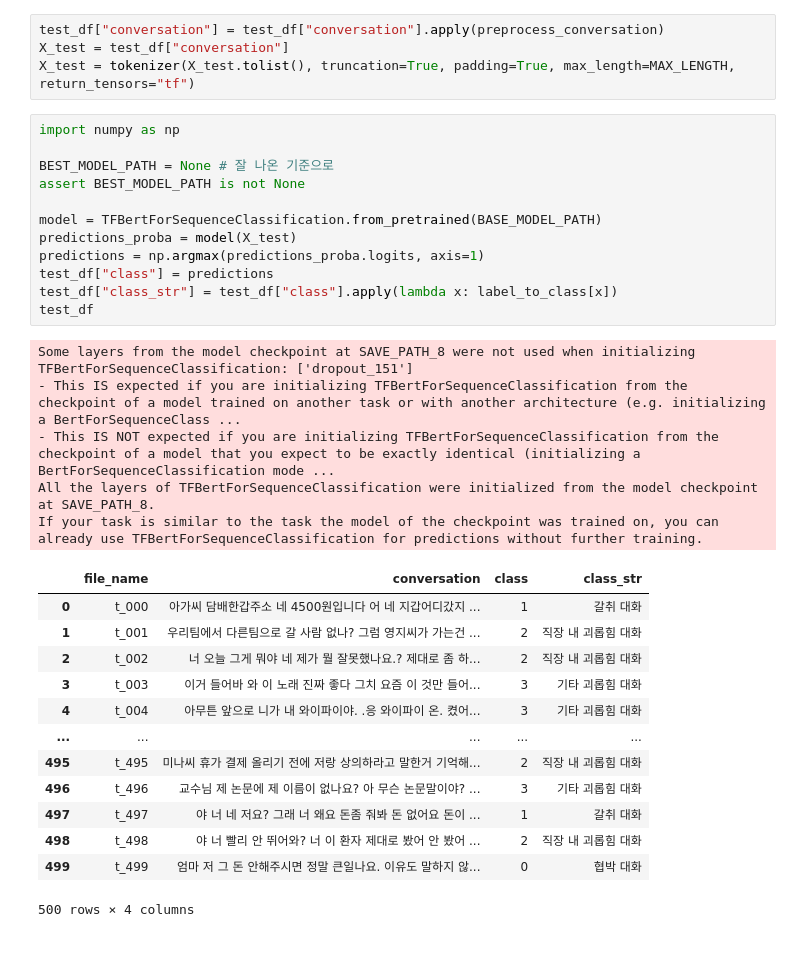
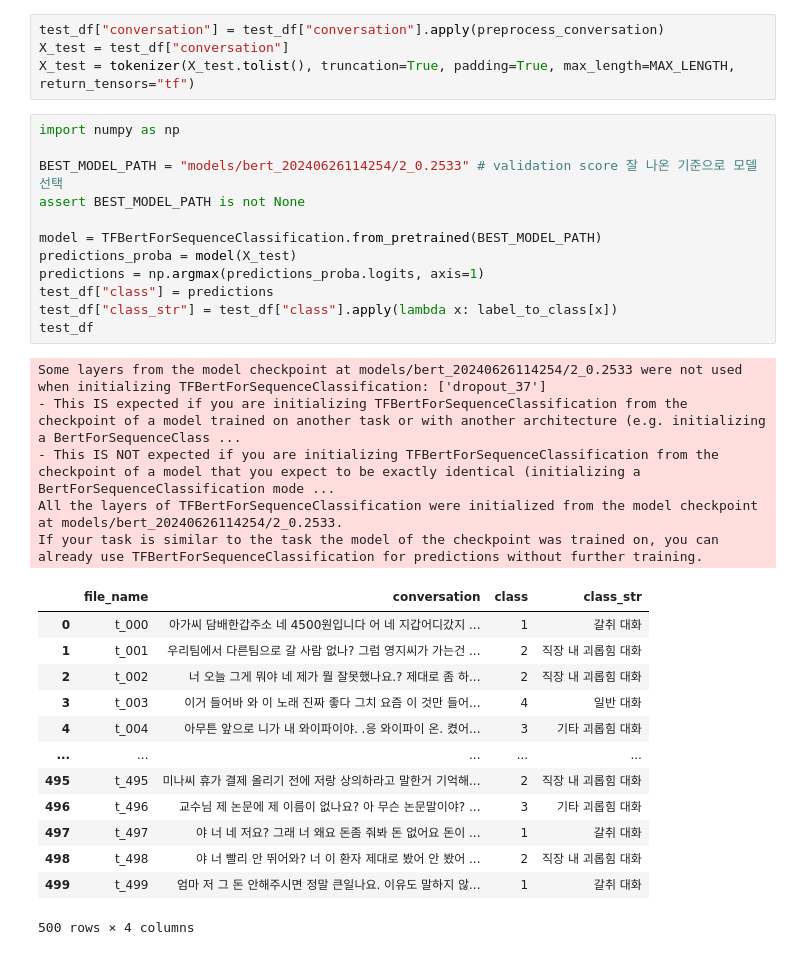
Before and after one commit to ivvve/DLTHON-NDG, a Jupyter notebook: bert_finetuning.ipynb, the cells around one changed output. Cells and saved outputs as stored; diff of their text form.

```diff
--- a/bert_finetuning.ipynb
+++ b/bert_finetuning.ipynb
@@ -184,32 +184,32 @@ X_test = tokenizer(X_test.tolist(), truncation=True, padding=True, max_length=MA
 # %%
 import numpy as np
 
-BEST_MODEL_PATH = None # 잘 나온 기준으로
+BEST_MODEL_PATH = "models/bert_20240626114254/2_0.2533" # validation score 잘 나온 기준으로 모델 선택
 assert BEST_MODEL_PATH is not None
 
-model = TFBertForSequenceClassification.from_pretrained(BASE_MODEL_PATH)
+model = TFBertForSequenceClassification.from_pretrained(BEST_MODEL_PATH)
 predictions_proba = model(X_test)
 predictions = np.argmax(predictions_proba.logits, axis=1)
 test_df["class"] = predictions
 test_df["class_str"] = test_df["class"].apply(lambda x: label_to_class[x])
 test_df
 # %% [output]
-Some layers from the model checkpoint at SAVE_PATH_8 were not used when initializing TFBertForSequenceClassification: ['dropout_151']
+Some layers from the model checkpoint at models/bert_20240626114254/2_0.2533 were not used when initializing TFBertForSequenceClassification: ['dropout_37']
 - This IS expected if you are initializing TFBertForSequenceClassification from the checkpoint of a model trained on another task or with another architecture (e.g. initializing a BertForSequenceClass ...
 - This IS NOT expected if you are initializing TFBertForSequenceClassification from the checkpoint of a model that you expect to be exactly identical (initializing a BertForSequenceClassification mode ...
-All the layers of TFBertForSequenceClassification were initialized from the model checkpoint at SAVE_PATH_8.
+All the layers of TFBertForSequenceClassification were initialized from the model checkpoint at models/bert_20240626114254/2_0.2533.
 If your task is similar to the task the model of the checkpoint was trained on, you can already use TFBertForSequenceClassification for predictions without further training.
 |  | file_name | conversation | class | class_str |
 | 0 | t_000 | 아가씨 담배한갑주소 네 4500원입니다 어 네 지갑어디갔지 ... | 1 | 갈취 대화 |
 | 1 | t_001 | 우리팀에서 다른팀으로 갈 사람 없나? 그럼 영지씨가 가는건 ... | 2 | 직장 내 괴롭힘 대화 |
 | 2 | t_002 | 너 오늘 그게 뭐야 네 제가 뭘 잘못했나요.? 제대로 좀 하... | 2 | 직장 내 괴롭힘 대화 |
-| 3 | t_003 | 이거 들어바 와 이 노래 진짜 좋다 그치 요즘 이 것만 들어... | 3 | 기타 괴롭힘 대화 |
+| 3 | t_003 | 이거 들어바 와 이 노래 진짜 좋다 그치 요즘 이 것만 들어... | 4 | 일반 대화 |
 | 4 | t_004 | 아무튼 앞으로 니가 내 와이파이야. .응 와이파이 온. 켰어... | 3 | 기타 괴롭힘 대화 |
 | ... | ... | ... | ... | ... |
 | 495 | t_495 | 미나씨 휴가 결제 올리기 전에 저랑 상의하라고 말한거 기억해... | 2 | 직장 내 괴롭힘 대화 |
 | 496 | t_496 | 교수님 제 논문에 제 이름이 없나요? 아 무슨 논문말이야? ... | 3 | 기타 괴롭힘 대화 |
 | 497 | t_497 | 야 너 네 저요? 그래 너 왜요 돈좀 줘봐 돈 없어요 돈이 ... | 1 | 갈취 대화 |
 | 498 | t_498 | 야 너 빨리 안 뛰어와? 너 이 환자 제대로 봤어 안 봤어 ... | 2 | 직장 내 괴롭힘 대화 |
-| 499 | t_499 | 엄마 저 그 돈 안해주시면 정말 큰일나요. 이유도 말하지 않... | 0 | 협박 대화 |
+| 499 | t_499 | 엄마 저 그 돈 안해주시면 정말 큰일나요. 이유도 말하지 않... | 1 | 갈취 대화 |
 500 rows × 4 columns
 # %%
```
Also changed, not shown: parts of 5 cells of this notebook.
